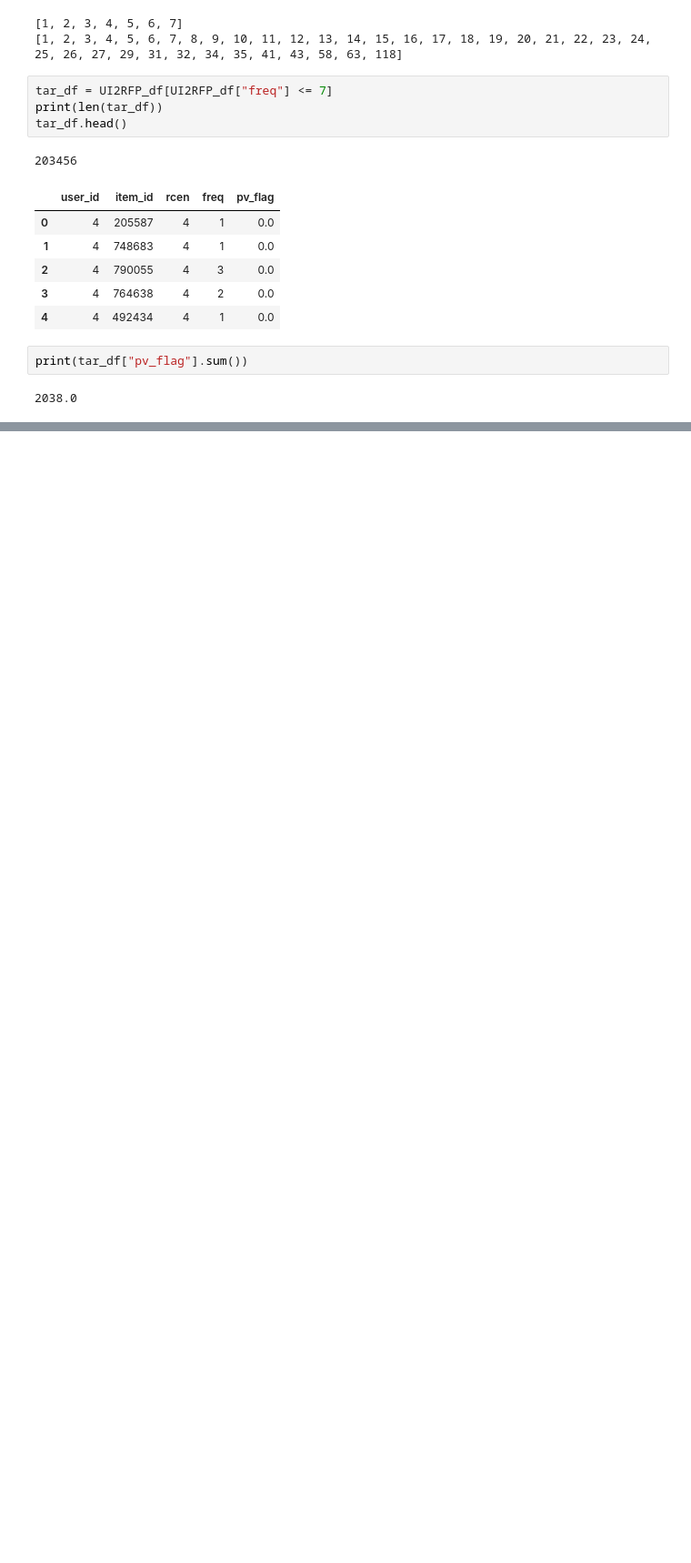
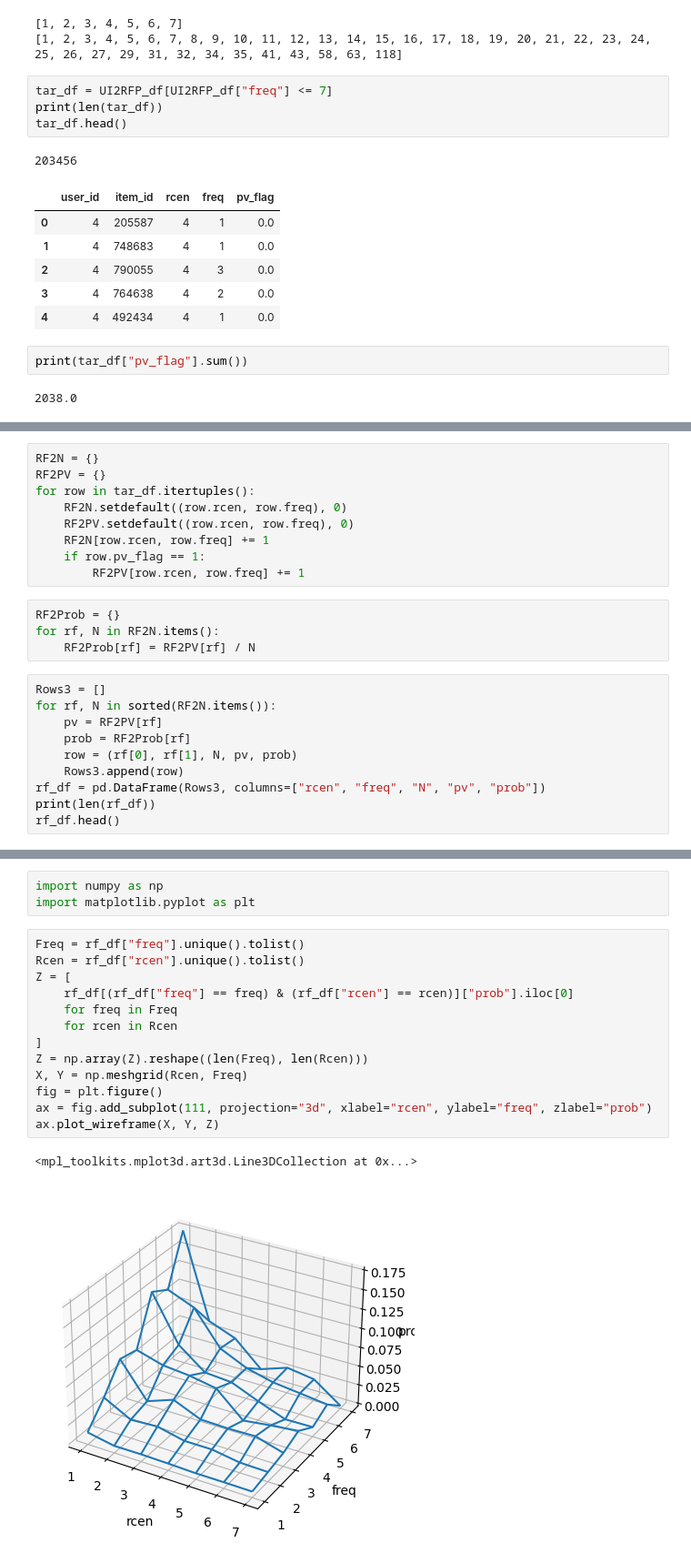
Before and after one commit to maton369/PyOptBook_Practice, a Jupyter notebook: 7_reccommendation/recommendation.ipynb, the cells around one changed output, grey strips where cells are left out. Shown: that part at 91% size. Cells and saved outputs as stored; diff of their text form; blank space fills up the shorter version.

```diff
--- a/7_reccommendation/recommendation.ipynb
+++ b/7_reccommendation/recommendation.ipynb
@@ -172,0 +254,23 @@ rcen_df
+# %%
+RF2N = {}
+RF2PV = {}
+for row in tar_df.itertuples():
+    RF2N.setdefault((row.rcen, row.freq), 0)
+    RF2PV.setdefault((row.rcen, row.freq), 0)
+    RF2N[row.rcen, row.freq] += 1
+    if row.pv_flag == 1:
+        RF2PV[row.rcen, row.freq] += 1
+# %%
+RF2Prob = {}
+for rf, N in RF2N.items():
+    RF2Prob[rf] = RF2PV[rf] / N
+# %%
+Rows3 = []
+for rf, N in sorted(RF2N.items()):
+    pv = RF2PV[rf]
+    prob = RF2Prob[rf]
+    row = (rf[0], rf[1], N, pv, prob)
+    Rows3.append(row)
+rf_df = pd.DataFrame(Rows3, columns=["rcen", "freq", "N", "pv", "prob"])
+print(len(rf_df))
+rf_df.head()
@@ -172,0 +297,19 @@ rcen_df
+# %%
+import numpy as np
+import matplotlib.pyplot as plt
+# %%
+Freq = rf_df["freq"].unique().tolist()
+Rcen = rf_df["rcen"].unique().tolist()
+Z = [
+    rf_df[(rf_df["freq"] == freq) & (rf_df["rcen"] == rcen)]["prob"].iloc[0]
+    for freq in Freq
+    for rcen in Rcen
+]
+Z = np.array(Z).reshape((len(Freq), len(Rcen)))
+X, Y = np.meshgrid(Rcen, Freq)
+fig = plt.figure()
+ax = fig.add_subplot(111, projection="3d", xlabel="rcen", ylabel="freq", zlabel="prob")
+ax.plot_wireframe(X, Y, Z)
+# %% [output]
+<mpl_toolkits.mplot3d.art3d.Line3DCollection at 0x...>
+[figure, added]
```
Also changed, not shown: parts of 9 cells of this notebook.
